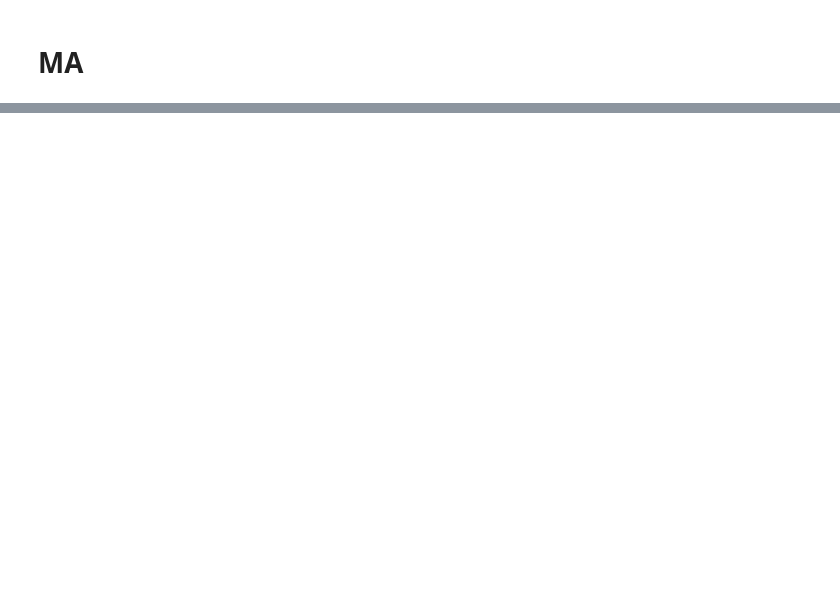
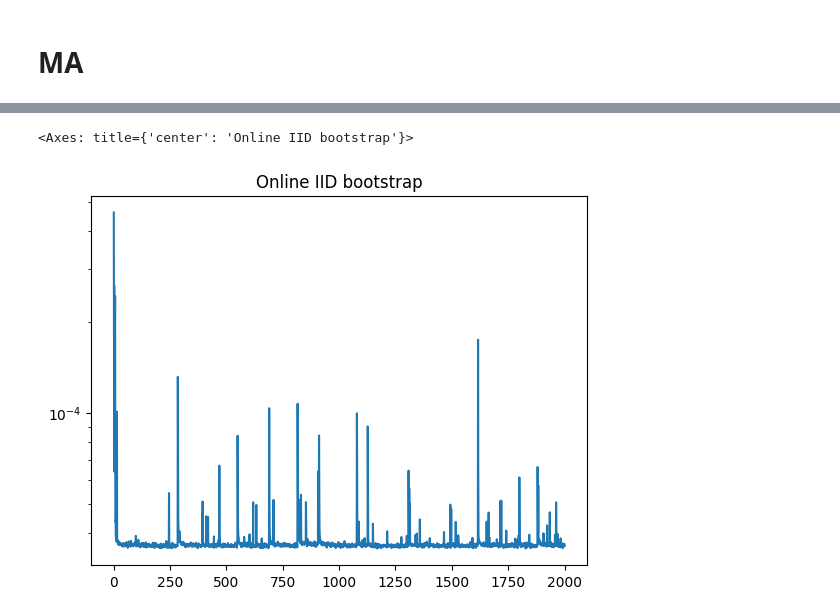
Before and after one commit to Tobias-Brock/olbootstrapping, a Jupyter notebook: benchmarking/multiprocessing/online_notebook.ipynb, the cells around one changed output, grey strips where cells are left out. Cells and saved outputs as stored; diff of their text form; code cells hidden in the pictures; blank space fills up the shorter version.

```diff
--- a/benchmarking/multiprocessing/online_notebook.ipynb
+++ b/benchmarking/multiprocessing/online_notebook.ipynb
@@ -148,3 +134,8 @@ class new_weights_ma_same_block_length:
+# %%
+def new_weights_ma_same_block_length(gamma_weights, t, block_length):
+    return np.sum([
+        triangle_window(block_length, j) * gamma_weights[t - j]
+        for j in range(-block_length, block_length + 1)])
 # %%
 duration_ma = []
 # for validation
@@ -194,0 +202,6 @@ pd.DataFrame(asy_var).plot()
+# %%
+benchmark = pd.DataFrame([duration_ar, duration_ma, duration_iid],
+                         index=["AR", "MA", "IID"],
+                         columns=range(1, 1 + sample_size)).T
+
+benchmark.index_name = "Sample size"
@@ -194,0 +224,5 @@ pd.DataFrame(asy_var).plot()
+# %%
+benchmark["IID"].plot(title="Online IID bootstrap", logy=True)
+# %% [output]
+<Axes: title={'center': 'Online IID bootstrap'}>
+[figure, added]
```
Also changed, not shown: parts of 21 cells of this notebook, 9 other files.
